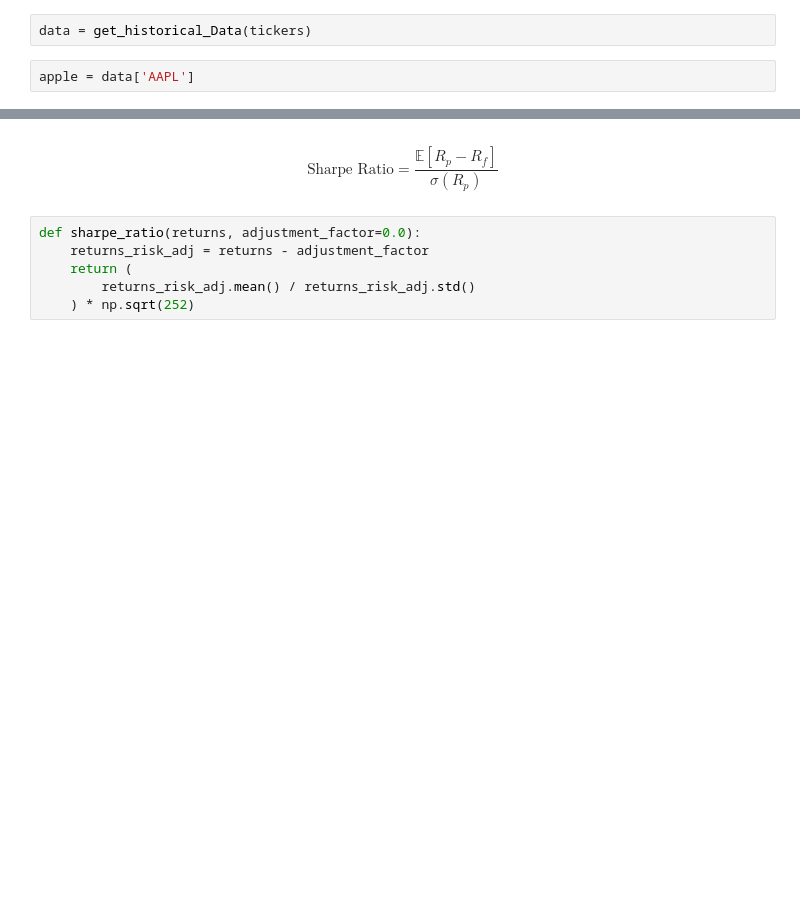
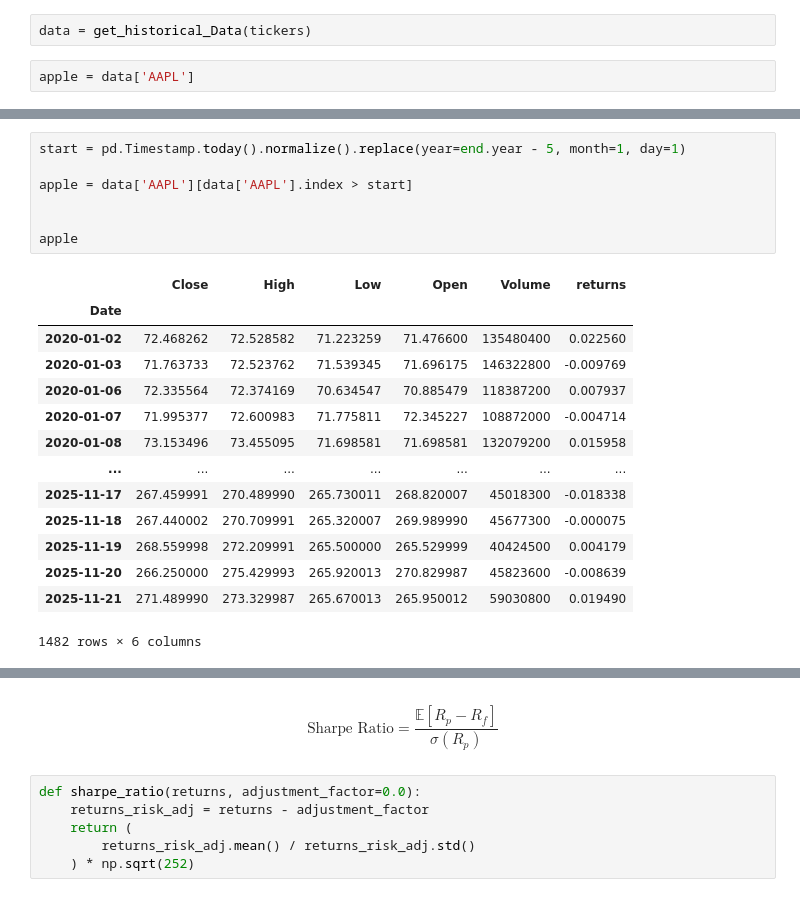
Before and after one commit to jasonrdz/economic-outlook, a Jupyter notebook: fundamental.ipynb, the cells around one changed output, grey strips where cells are left out. Cells and saved outputs as stored; diff of their text form; blank space fills up the shorter version.

```diff
--- a/fundamental.ipynb
+++ b/fundamental.ipynb
@@ -151,3 +181,25 @@ spy = data['SPY']
+# %%
+start = pd.Timestamp.today().normalize().replace(year=end.year - 5, month=1, day=1)
+
+apple = data['AAPL'][data['AAPL'].index > start]
+
+
+apple
+# %% [output]
+|  | Close | High | Low | Open | Volume | returns |
+| Date |  |  |  |  |  |  |
+| 2020-01-02 | 72.468262 | 72.528582 | 71.223259 | 71.476600 | 135480400 | 0.022560 |
+| 2020-01-03 | 71.763733 | 72.523762 | 71.539345 | 71.696175 | 146322800 | -0.009769 |
+| 2020-01-06 | 72.335564 | 72.374169 | 70.634547 | 70.885479 | 118387200 | 0.007937 |
+| 2020-01-07 | 71.995377 | 72.600983 | 71.775811 | 72.345227 | 108872000 | -0.004714 |
+| 2020-01-08 | 73.153496 | 73.455095 | 71.698581 | 71.698581 | 132079200 | 0.015958 |
+| ... | ... | ... | ... | ... | ... | ... |
+| 2025-11-17 | 267.459991 | 270.489990 | 265.730011 | 268.820007 | 45018300 | -0.018338 |
+| 2025-11-18 | 267.440002 | 270.709991 | 265.320007 | 269.989990 | 45677300 | -0.000075 |
+| 2025-11-19 | 268.559998 | 272.209991 | 265.500000 | 265.529999 | 40424500 | 0.004179 |
+| 2025-11-20 | 266.250000 | 275.429993 | 265.920013 | 270.829987 | 45823600 | -0.008639 |
+| 2025-11-21 | 271.489990 | 273.329987 | 265.670013 | 265.950012 | 59030800 | 0.019490 |
+1482 rows × 6 columns
 # %%
 # stock_info #
 end = pd.Timestamp.today().normalize()
```
Also changed, not shown: parts of 14 cells of this notebook.
